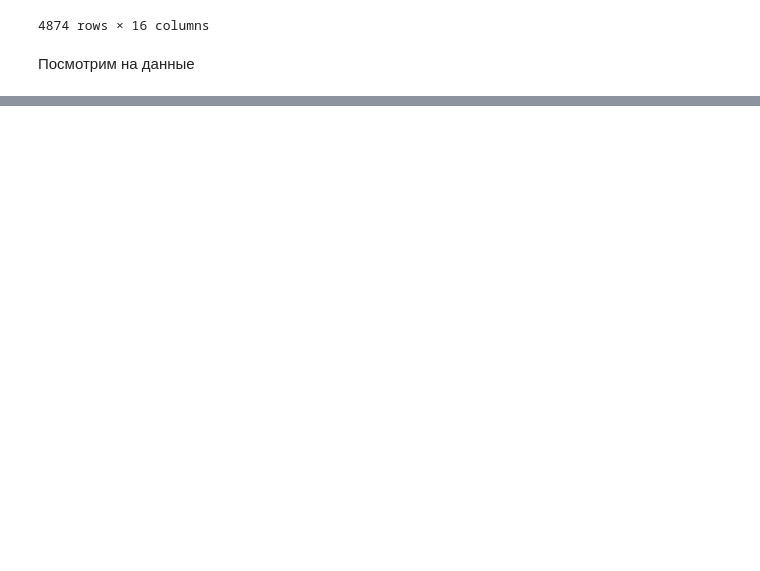
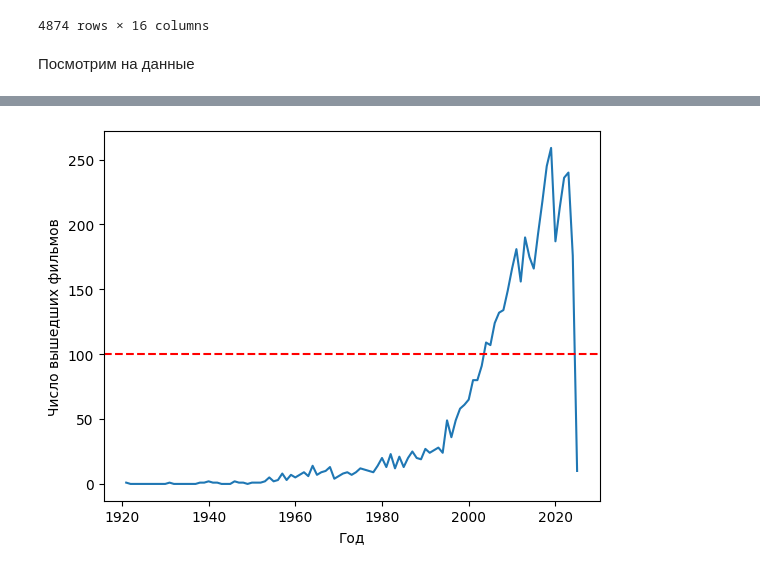
Before and after one commit to alburina/Andan-project-, a Jupyter notebook: graphics.ipynb, the cells around one changed output, grey strips where cells are left out. Saved outputs shown, nothing was run; the diff lists cells and outputs as text; code cells hidden in the pictures; blank space fills up the shorter version.

```diff
--- a/graphics.ipynb
+++ b/graphics.ipynb
@@ -64,0 +59,11 @@ df
+# %%
+max_year=df["Дата премьеры в мире"].max().year
+min_year=df["Дата премьеры в мире"].min().year
+df_number_of_films= pd.DataFrame(columns=['год', 'количество выпущенных фильмов'])
+
+list_of_years = np.arange(min_year, max_year+1)
+
+for i in list_of_years:
+     df_number_of_films.loc[len(df_number_of_films)] = [i, int(df["Дата премьеры в мире"].apply(lambda x:x.year == i).sum())]
+
+df_number_of_films
@@ -64,0 +84,8 @@ df
+# %%
+plt.plot(df_number_of_films["год"], df_number_of_films["количество выпущенных фильмов"])
+plt.axhline(y=100, color="r", linestyle="dashed", label="100")
+plt.ylabel('Число вышедших фильмов')
+plt.xlabel('Год')
+plt.show()
+# %% [output]
+[figure, added]
```
Also changed, not shown: parts of 7 cells of this notebook.
